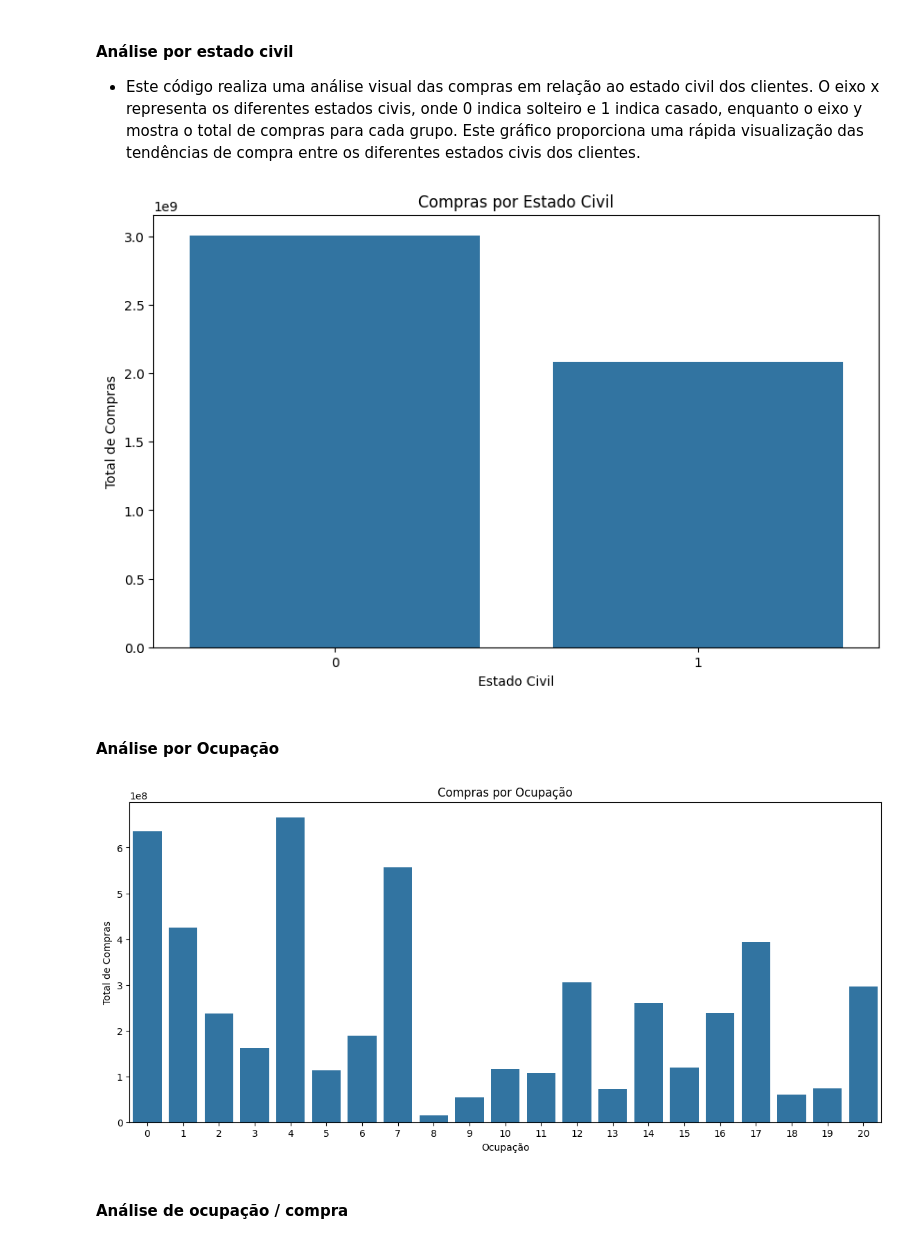
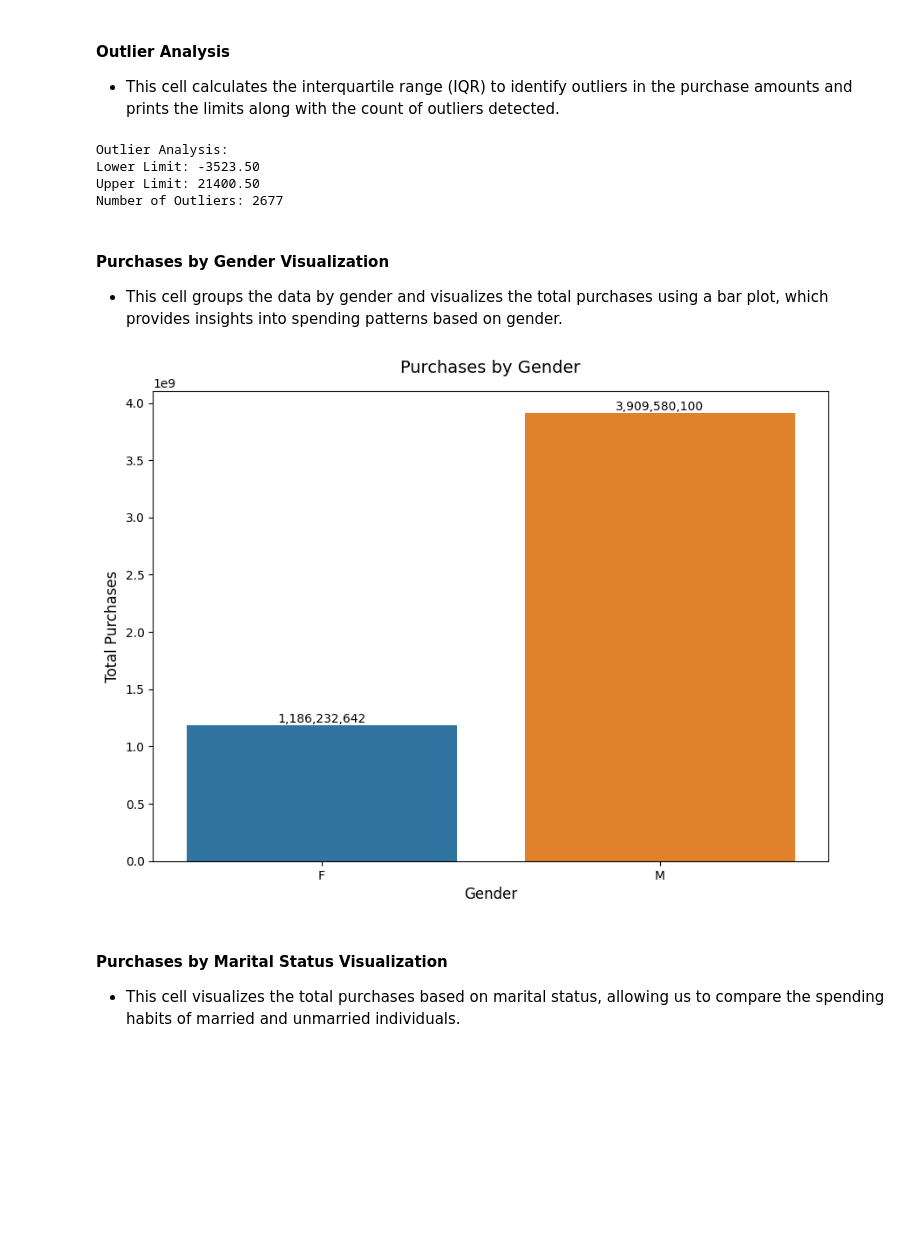
Before and after one commit to ntsation/consumer-purchase-analysis, a Jupyter notebook: black_friday_EDA.ipynb, the cells around one changed output. Cells and saved outputs as stored; diff of their text form; code cells hidden in the pictures; blank space fills up the shorter version.

```diff
--- a/black_friday_EDA.ipynb
+++ b/black_friday_EDA.ipynb
@@ -51,4 +12,3 @@ max              18.000000           18.000000   23961.000000
 # %%
-missing_values = df.isnull().sum
-print('Valores Ausentes por Coluna:')
-print(missing_values)
+path = r'./src/train.csv'
+df = pd.read_csv(path)
@@ -163,30 +114,41 @@ plt.show()
 # %% [markdown]
-#### Análise por estado civil
-- Este código realiza uma análise visual das compras em relação ao estado civil dos clientes. O eixo x representa os diferentes estados civis, onde 0 indica solteiro e 1 indica casado, enquanto o eixo y mostra o total de compras para cada grupo. Este gráfico proporciona uma rápida visualização das tendências de compra entre os diferentes estados civis dos clientes.
+#### Outlier Analysis
+- This cell calculates the interquartile range (IQR) to identify outliers in the purchase amounts and prints the limits along with the count of outliers detected.
 # %%
-marital_status_purchase = df.groupby('Marital_Status')['Purchase'].sum()
-
-plt.figure(figsize=(10, 6))
-sns.barplot(x=marital_status_purchase.index, y=marital_status_purchase.values)
-plt.title('Compras por Estado Civil')
-plt.xlabel('Estado Civil')
-plt.ylabel('Total de Compras')
-plt.show()
+mean_purchase = df['Purchase'].mean()
+std_purchase = df['Purchase'].std()
+Q1 = df['Purchase'].quantile(0.25)
+Q3 = df['Purchase'].quantile(0.75)
+IQR = Q3 - Q1
+lower_limit = Q1 - 1.5 * IQR
+upper_limit = Q3 + 1.5 * IQR
+outliers = df[(df['Purchase'] < lower_limit) | (df['Purchase'] > upper_limit)]
+print("\nOutlier Analysis:")
+print(f"Lower Limit: {lower_limit:.2f}")
+print(f"Upper Limit: {upper_limit:.2f}")
+print(f"Number of Outliers: {len(outliers)}")
 # %% [output]
-[figure, removed]
+Outlier Analysis:
+Lower Limit: -3523.50
+Upper Limit: 21400.50
+Number of Outliers: 2677
 # %% [markdown]
-#### Análise por Ocupação
+#### Purchases by Gender Visualization
+- This cell groups the data by gender and visualizes the total purchases using a bar plot, which provides insights into spending patterns based on gender.
 # %%
-occupation_purchase = df.groupby('Occupation')['Purchase'].sum()
-
-plt.figure(figsize=(14, 6))
-sns.barplot(x=occupation_purchase.index, y=occupation_purchase.values)
-plt.title('Compras por Ocupação')
-plt.xlabel('Ocupação')
-plt.ylabel('Total de Compras')
+plt.figure(figsize=(10, 7))
+gender_purchase = df.groupby('Gender')['Purchase'].sum().reset_index()
+ax = sns.barplot(data=gender_purchase, x='Gender', y='Purchase', hue='Gender', legend=False)
+plt.title('Purchases by Gender', fontsize=14, pad=15)
+plt.xlabel('Gender', fontsize=12)
+plt.ylabel('Total Purchases', fontsize=12)
+# Adding values on bars
+for i, v in enumerate(gender_purchase['Purchase']):
+    ax.text(i, v, f'{v:,.0f}', ha='center', va='bottom')
 plt.show()
 # %% [output]
-[figure, old version]
+[figure, new version]
 # %% [markdown]
-#### Análise de ocupação / compra
+#### Purchases by Marital Status Visualization
+- This cell visualizes the total purchases based on marital status, allowing us to compare the spending habits of married and unmarried individuals.
 # %%
```
Also changed, not shown: parts of 26 cells of this notebook.
